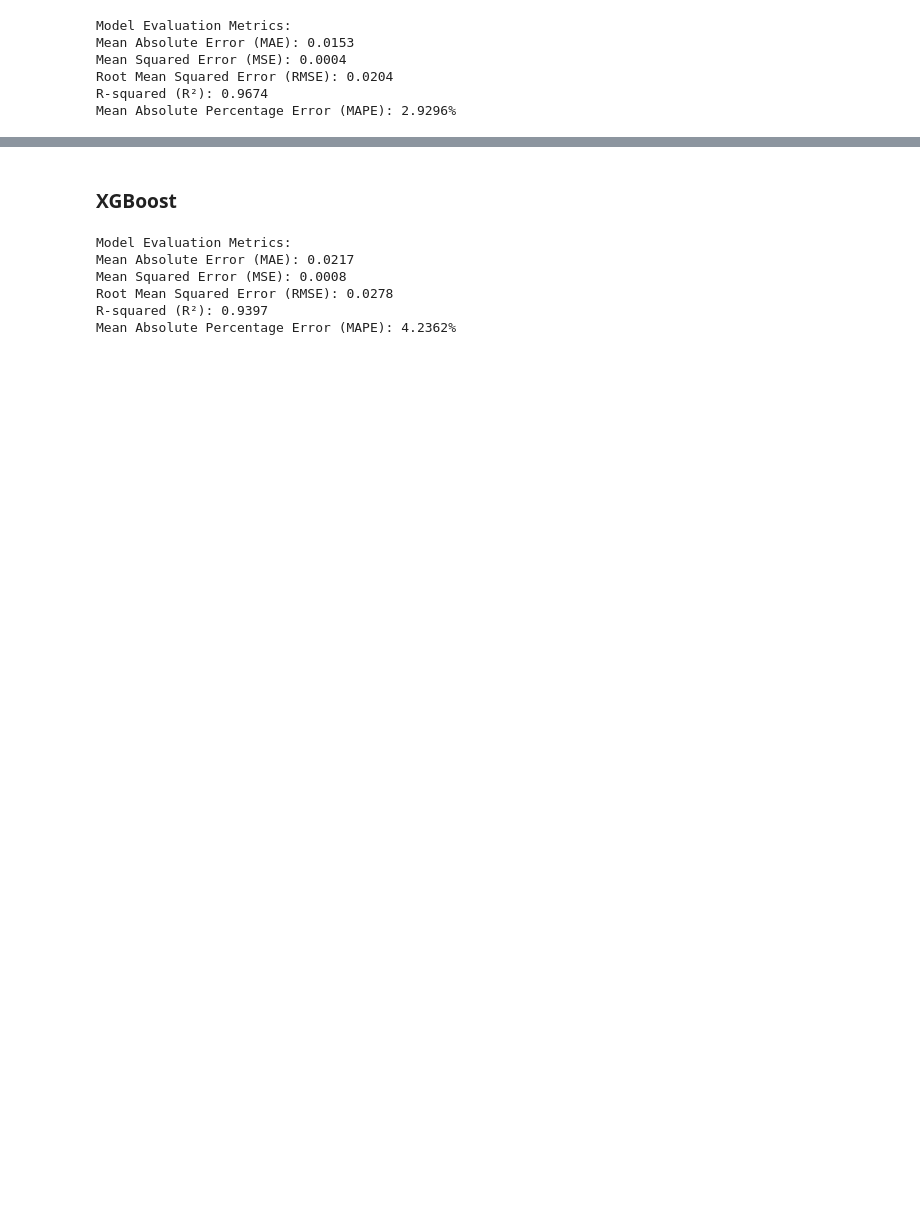
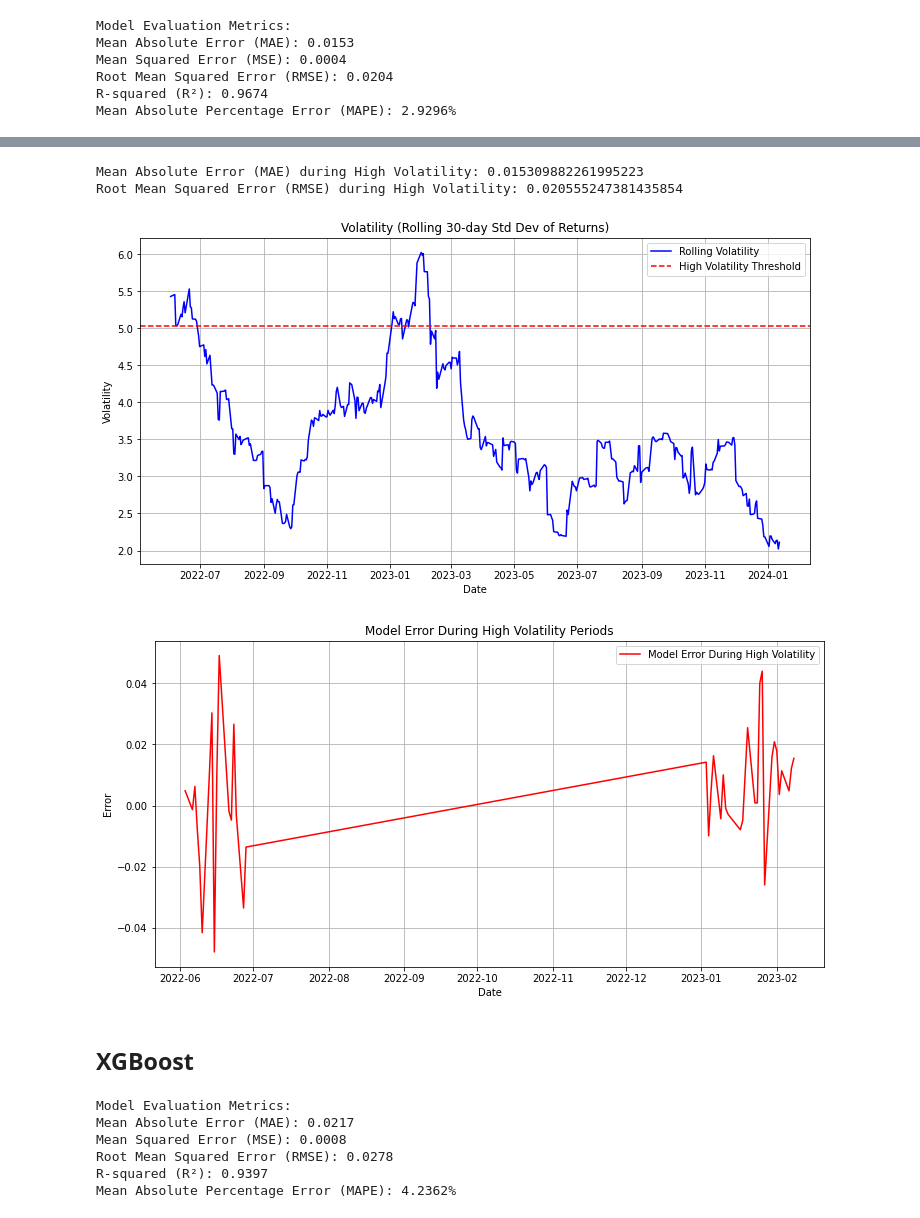
Before and after one commit to Rakib047/Tesla-Stock-Price-Forcasting-Project, a Jupyter notebook: Run.ipynb, the cells around one changed output, grey strips where cells are left out. Saved outputs shown, nothing was run; the diff lists cells and outputs as text; code cells hidden in the pictures; blank space fills up the shorter version.

```diff
--- a/Run.ipynb
+++ b/Run.ipynb
@@ -124,3 +84,0 @@ df_train, df_test = split_data(df)
-# %%
-df_train=create_features(df_train)
-df_test=create_features(df_test)
@@ -215,3 +115,5 @@ Mean Squared Error (MSE): 0.0004
 Root Mean Squared Error (RMSE): 0.0204
 R-squared (R²): 0.9674
 Mean Absolute Percentage Error (MAPE): 2.9296%
+# %%
+volatility_period_metrics = []
@@ -218,5 +124,14 @@ Mean Absolute Percentage Error (MAPE): 2.9296%
+# %%
+mae_volatility,rmse_volatility=volatility_error_plot(df_test, df_test_scaled, y_pred)
+
+volatility_period_metrics.append(("Linear Regression", mae_volatility, rmse_volatility))
+# %% [output]
+Mean Absolute Error (MAE) during High Volatility: 0.015309882261995223
+Root Mean Squared Error (RMSE) during High Volatility: 0.020555247381435854
+[figure, added]
+[figure, added]
 # %% [markdown]
-### XGBoost
+## XGBoost
 # %%
 y_test, y_pred= xgboost_model(df_train_scaled, df_test_scaled)
 
```
Also changed, not shown: parts of 37 cells of this notebook, 3 other files.
